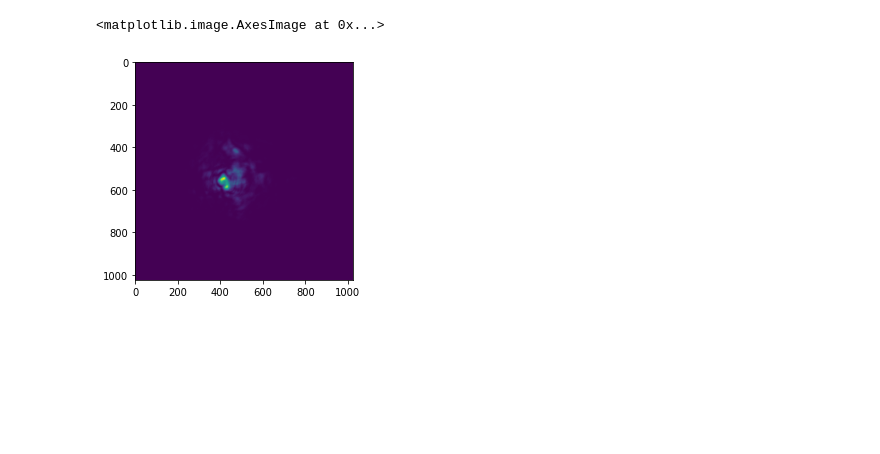
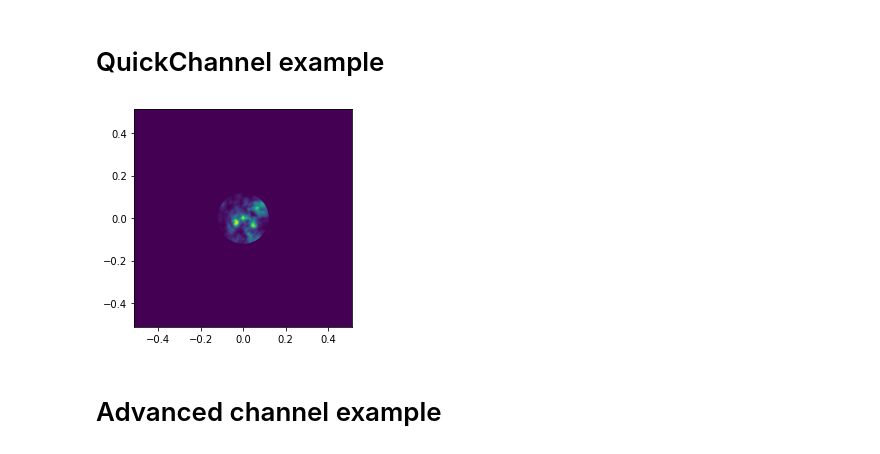
Before and after one commit to KlenM/pyAtmosphere, a Jupyter notebook: main.ipynb, the cells around one changed output. Drawn from its saved outputs; the diff is of its cells as text; code cells hidden in the pictures; blank space fills up the shorter version.

Commit message:
Update main.ipynb example file

```diff
--- a/main.ipynb
+++ b/main.ipynb
@@ -22,0 +8,20 @@ from aqc.theory.atmosphere import get_rytov2
+# %% [markdown]
+# QuickChannel example
+# %%
+from pyatmosphere import QuickChannel
+
+
+quick_channel = QuickChannel(
+    Cn2=1e-15,
+    length=10000,
+    count_ps=5,
+    beam_w0=0.09,
+    beam_wvl=8.08e-07,
+    aperture_radius=0.12,
+    )
+# %%
+quick_channel.plot()
+# %% [output]
+[figure, added]
+# %% [markdown]
+# Advanced channel example
@@ -23,35 +43,31 @@ from aqc.theory.atmosphere import get_rytov2
 # %%
-channel = AQC(
-  grid=RectGrid(
-    resolution=2**10,
-    delta=0.001
-  ),
-  source=GaussianSource(
-      wvl=808e-9,
-      w0=0.09,
-      F0=np.inf
-  ),
-  path=IdenticalPhaseScreensPath(
-    phase_screen=SSPhaseScreen(
-      model=MVKModel(
-        Cn2=1e-15,
-        l0=6e-3,
-        L0=1e3,
-      ),
-      f_grid=RandLogPolarGrid(
-        points=2**10,
-        f_min=1 / 1e3 / 15,
-        f_max=1 / 6e-3 * 2
-      )
+channel = Channel(
+    grid=RectGrid(
+        resolution=2048,
+        delta=0.0015
     ),
-    length=10e3,
-    count=5
-  ),
-  pupil=CirclePupil(
-    radius=0.02
-  ),
+    source=GaussianSource(
+        wvl=808e-9,
+        w0=0.12,
+        F0=np.inf
+    ),
+    path=IdenticalPhaseScreensPath(
+        phase_screen=SSPhaseScreen(
+            model=MVKModel(
+                Cn2=5e-16,
+                l0=6e-3,
+                L0=1e3,
+            ),
+            f_grid=RandLogPolarGrid(
+                points=2**10,
+                f_min=1 / 1e3 / 15,
+                f_max=1 / 6e-3 * 2
+            )
+        ),
+        length=50e3,
+        count=5
+    ),
+    pupil=CirclePupil(
+        radius=0.2
+    ),
 )
-plt.imshow(I(channel, pupil=False).get())
-# %% [output]
-<matplotlib.image.AxesImage at 0x...>
-[figure, removed]
```
Also changed, not shown: parts of 13 cells of this notebook, 1 other file.
